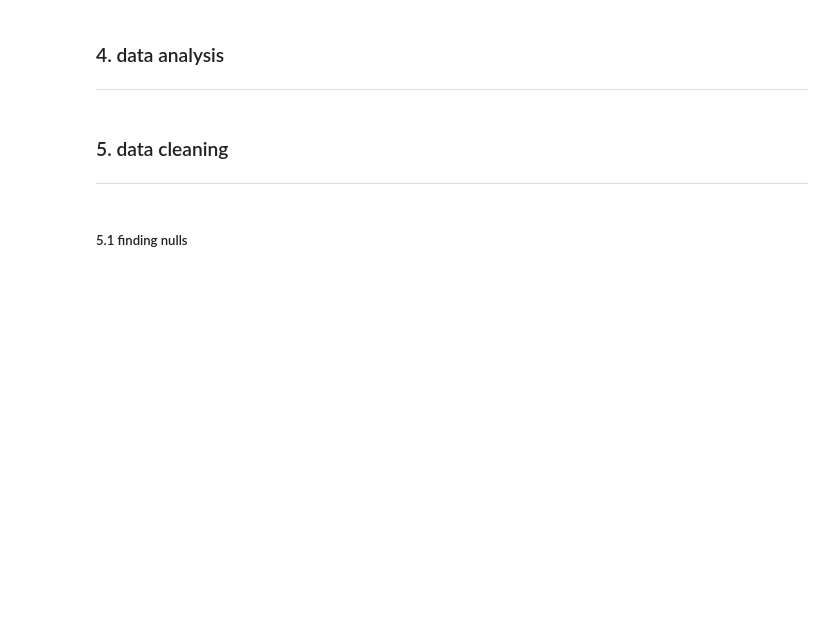
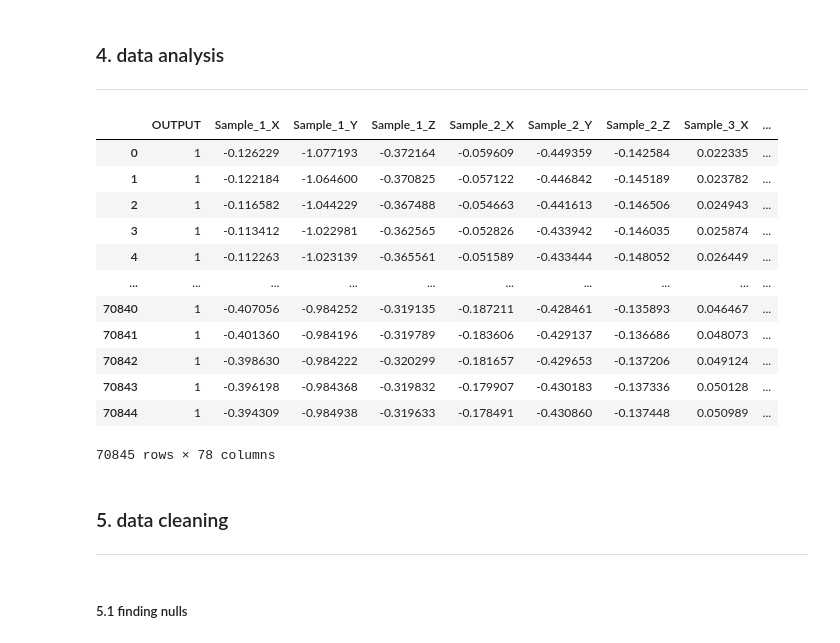
Before and after one commit to ahmedferganey/Machine_Learning_Projects, a Jupyter notebook: ApplicationML2.ipynb, the cells around one changed output. Saved outputs shown, nothing was run; the diff lists cells and outputs as text; code cells hidden in the pictures; blank space fills up the shorter version.

Commit message:
Update notebooks and add new data files

```diff
--- a/ApplicationML2.ipynb
+++ b/ApplicationML2.ipynb
@@ -209,6 +481,24 @@ DataReadingFrame['Sub_Folder'].value_counts()
 # %% [markdown]
 ### 4. data analysis
 ___
+# %%
+AnalyticsData = DataReadingFrame
+# %%
+AnalyticsData
+# %% [output]
+|  | OUTPUT | Sample_1_X | Sample_1_Y | Sample_1_Z | Sample_2_X | Sample_2_Y | Sample_2_Z | Sample_3_X | ... |
+| 0 | 1 | -0.126229 | -1.077193 | -0.372164 | -0.059609 | -0.449359 | -0.142584 | 0.022335 | ... |
+| 1 | 1 | -0.122184 | -1.064600 | -0.370825 | -0.057122 | -0.446842 | -0.145189 | 0.023782 | ... |
+| 2 | 1 | -0.116582 | -1.044229 | -0.367488 | -0.054663 | -0.441613 | -0.146506 | 0.024943 | ... |
+| 3 | 1 | -0.113412 | -1.022981 | -0.362565 | -0.052826 | -0.433942 | -0.146035 | 0.025874 | ... |
+| 4 | 1 | -0.112263 | -1.023139 | -0.365561 | -0.051589 | -0.433444 | -0.148052 | 0.026449 | ... |
+| ... | ... | ... | ... | ... | ... | ... | ... | ... | ... |
+| 70840 | 1 | -0.407056 | -0.984252 | -0.319135 | -0.187211 | -0.428461 | -0.135893 | 0.046467 | ... |
+| 70841 | 1 | -0.401360 | -0.984196 | -0.319789 | -0.183606 | -0.429137 | -0.136686 | 0.048073 | ... |
+| 70842 | 1 | -0.398630 | -0.984222 | -0.320299 | -0.181657 | -0.429653 | -0.137206 | 0.049124 | ... |
+| 70843 | 1 | -0.396198 | -0.984368 | -0.319832 | -0.179907 | -0.430183 | -0.137336 | 0.050128 | ... |
+| 70844 | 1 | -0.394309 | -0.984938 | -0.319633 | -0.178491 | -0.430860 | -0.137448 | 0.050989 | ... |
+70845 rows × 78 columns
 # %% [markdown]
 ### 5. data cleaning
 ___
```
Also changed, not shown: parts of 8 cells of this notebook, 5 other files.
